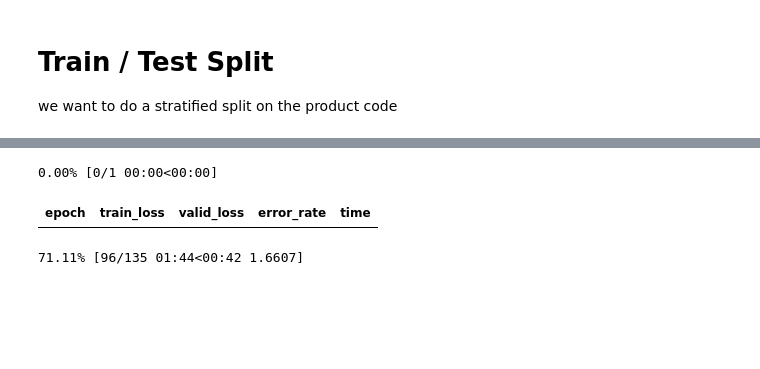
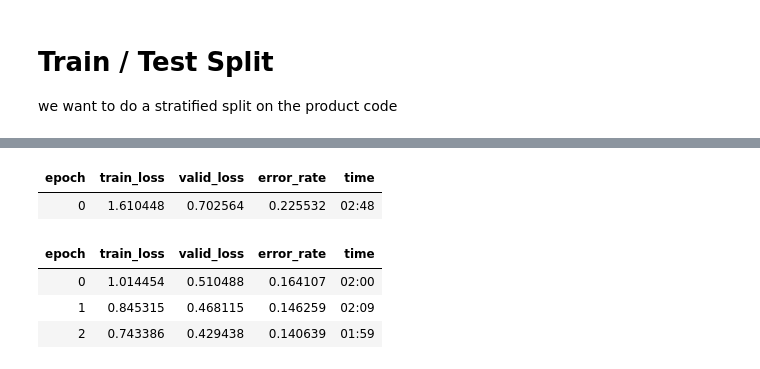
Before and after one commit to flostracke/kaggle_hm, a Jupyter notebook: starter.ipynb, the cells around one changed output, grey strips where cells are left out. Cells and saved outputs as stored; diff of their text form; code cells hidden in the pictures; blank space fills up the shorter version.

```diff
--- a/starter.ipynb
+++ b/starter.ipynb
@@ -115,10 +115,13 @@ dls.train.show_batch(ncols=4, nrows=2)
 # %%
 learn = vision_learner(dls, resnet18, metrics=error_rate)
-learn.fine_tune(4)
+learn.fine_tune(3)
 # %% [output]
-0.00% [0/1 00:00<00:00]
 | epoch | train_loss | valid_loss | error_rate | time |
+| 0 | 1.610448 | 0.702564 | 0.225532 | 02:48 |
-71.11% [96/135 01:44<00:42 1.6607]
+| epoch | train_loss | valid_loss | error_rate | time |
+| 0 | 1.014454 | 0.510488 | 0.164107 | 02:00 |
+| 1 | 0.845315 | 0.468115 | 0.146259 | 02:09 |
+| 2 | 0.743386 | 0.429438 | 0.140639 | 01:59 |
 # %%
 interp = ClassificationInterpretation.from_learner(learn)
 interp.plot_confusion_matrix()
```
Also changed, not shown: parts of 4 cells of this notebook.
